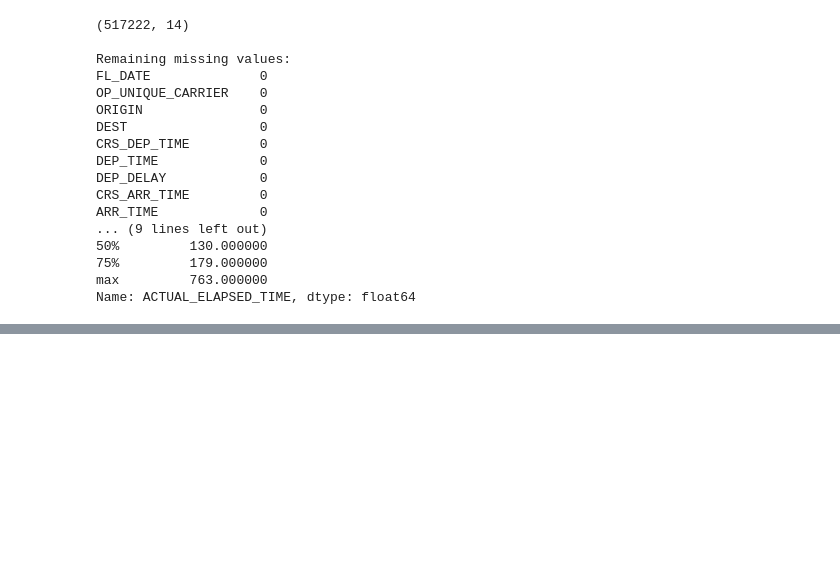
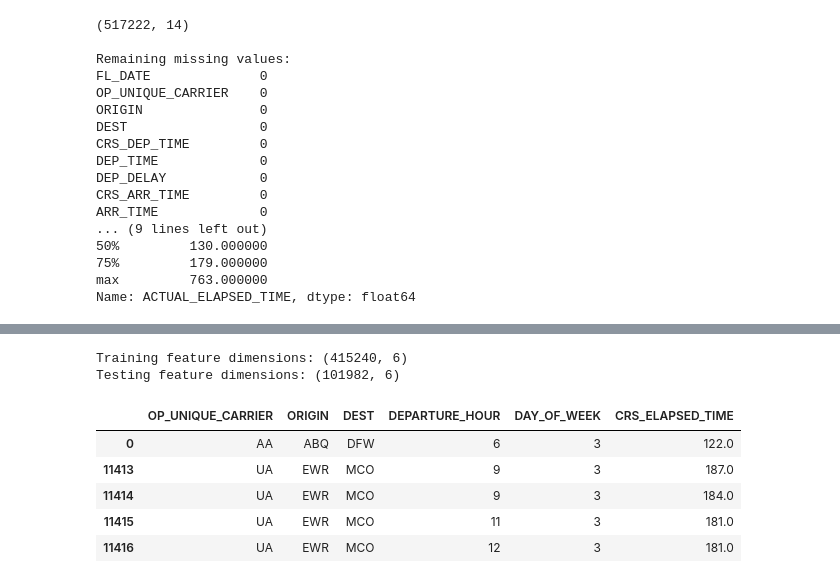
Before and after one commit to AGPtheGreat/flight-eta-system, a Jupyter notebook: notebooks/01_data_exploration.ipynb, the cells around one changed output, grey strips where cells are left out. Saved outputs shown, nothing was run; the diff lists cells and outputs as text; code cells hidden in the pictures; blank space fills up the shorter version.

```diff
--- a/notebooks/01_data_exploration.ipynb
+++ b/notebooks/01_data_exploration.ipynb
@@ -163,0 +242,51 @@ c:\Users\agp92\OneDrive\Desktop\Flight_ETA_System\.venv\Scripts\python.exe
+# %%
+# Create copies so we don't modify the original datasets.
+train_ml = train.copy()
+test_ml = test.copy()
+
+# Extract departure hour from HHMM format.
+train_ml["DEPARTURE_HOUR"] = train_ml["CRS_DEP_TIME"] // 100
+test_ml["DEPARTURE_HOUR"] = test_ml["CRS_DEP_TIME"] // 100
+
+# Correct any invalid hour values defensively.
+train_ml["DEPARTURE_HOUR"] = train_ml["DEPARTURE_HOUR"].where(
+    train_ml["DEPARTURE_HOUR"] < 24, 0
+)
+
+test_ml["DEPARTURE_HOUR"] = test_ml["DEPARTURE_HOUR"].where(
+    test_ml["DEPARTURE_HOUR"] < 24, 0
+)
+
+# Extract day of week (Monday = 0, Sunday = 6).
+train_ml["DAY_OF_WEEK"] = train_ml["FL_DATE"].dt.dayofweek
+test_ml["DAY_OF_WEEK"] = test_ml["FL_DATE"].dt.dayofweek
+
+# Define model features.
+feature_columns = [
+    "OP_UNIQUE_CARRIER",
+    "ORIGIN",
+    "DEST",
+    "DEPARTURE_HOUR",
+    "DAY_OF_WEEK",
+    "CRS_ELAPSED_TIME"
+]
+
+X_train = train_ml[feature_columns]
+X_test = test_ml[feature_columns]
+
+y_train = train_ml["ACTUAL_ELAPSED_TIME"]
+y_test = test_ml["ACTUAL_ELAPSED_TIME"]
+
+print("Training feature dimensions:", X_train.shape)
+print("Testing feature dimensions:", X_test.shape)
+
+X_train.head()
+# %% [output]
+Training feature dimensions: (415240, 6)
+Testing feature dimensions: (101982, 6)
+|  | OP_UNIQUE_CARRIER | ORIGIN | DEST | DEPARTURE_HOUR | DAY_OF_WEEK | CRS_ELAPSED_TIME |
+| 0 | AA | ABQ | DFW | 6 | 3 | 122.0 |
+| 11413 | UA | EWR | MCO | 9 | 3 | 187.0 |
+| 11414 | UA | EWR | MCO | 9 | 3 | 184.0 |
+| 11415 | UA | EWR | MCO | 11 | 3 | 181.0 |
+| 11416 | UA | EWR | MCO | 12 | 3 | 181.0 |
```
Also changed, not shown: parts of 12 cells of this notebook.
